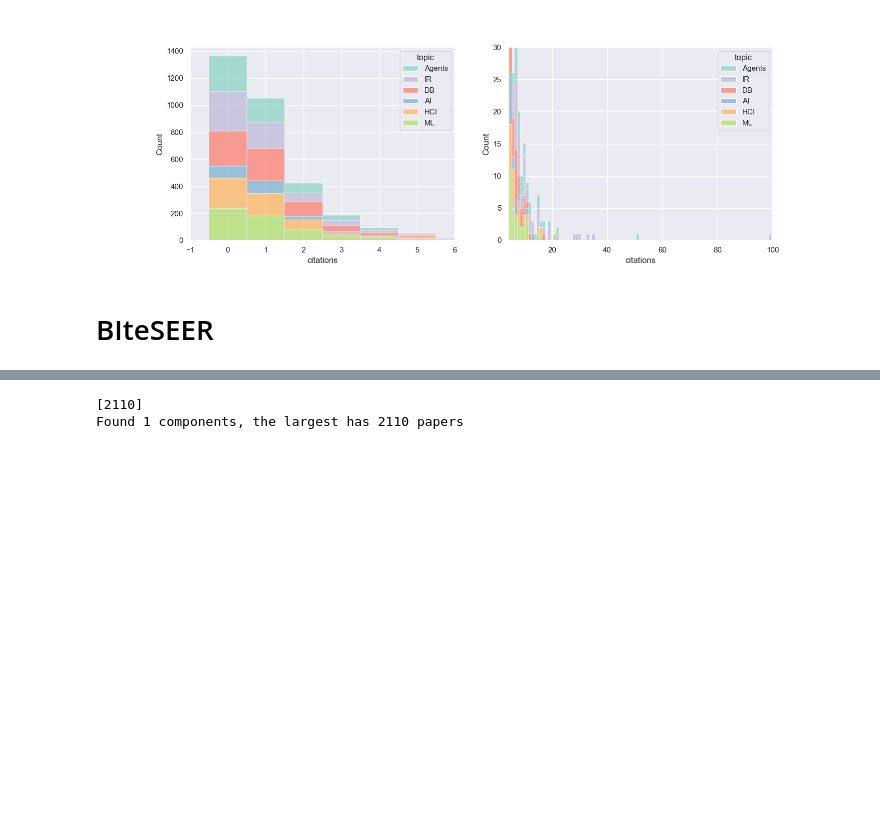
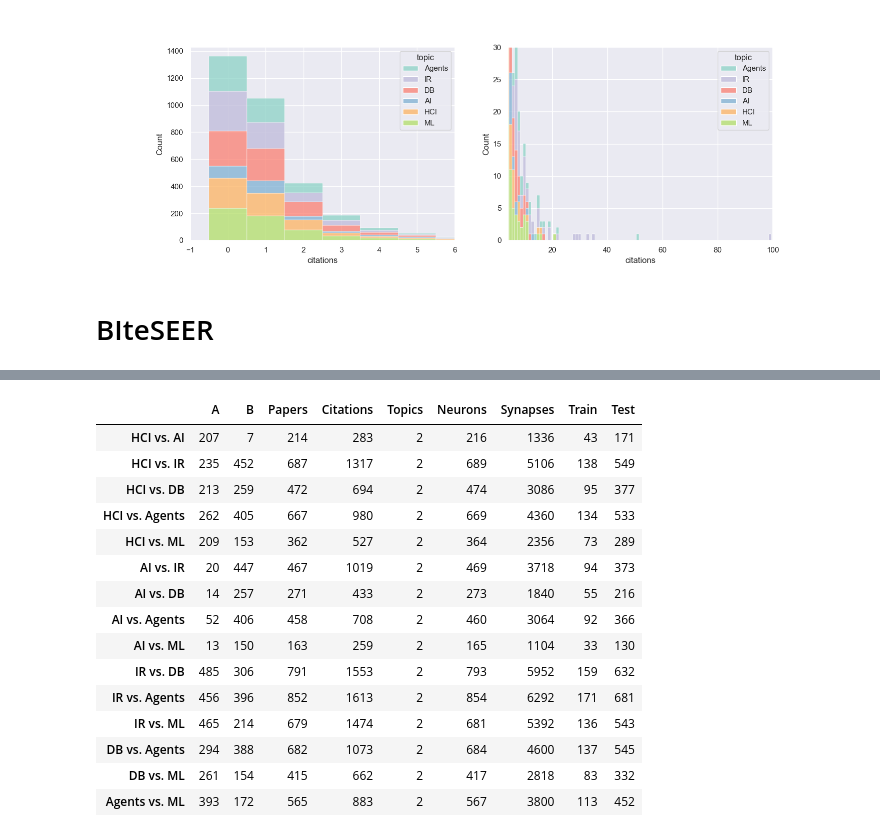
Before and after one commit to prasannadate/sgnn-superneuro, a Jupyter notebook: miniseer_maker.ipynb, the cells around one changed output, grey strips where cells are left out. Cells and saved outputs as stored; diff of their text form; code cells hidden in the pictures; blank space fills up the shorter version.

```diff
--- a/miniseer_maker.ipynb
+++ b/miniseer_maker.ipynb
@@ -10,7 +10,7 @@ from functools import partial
 from dataclasses import dataclass, field
 
 
-WRITEOUT_OKAY = False
+WRITEOUT_OKAY = True
 # %%
 
 def train_test_split_indices(papers, test_size=0.2, rng=None) -> tuple[np.ndarray[int], np.ndarray[int]]:
@@ -518,10 +519,48 @@ pd.concat([categories, stats], axis=1)
-# %%
-miniseer, removed = rebuild(papers, largest)
-components = sorted(components_undirected(miniseer), key=len, reverse=True)
-largest = components[0]
-
-print([len(c) for c in components])
-print(f"Found {len(components)} components, the largest has {len(largest)} papers")
-# %% [output]
-[2110]
-Found 1 components, the largest has 2110 papers
+# %%
+# Create bites using culling method:
+
+bites = {}
+
+for combo in combos:
+    new_idxs = [paper.idx for paper in miniseer.values() if paper.label in combo]
+    bite, _removed = rebuild(copy.deepcopy(miniseer), new_idxs)  # rebuild after removing papers not in combo
+    largest_component = sorted(components_undirected(bite), key=len, reverse=True)[0]
+    bite, _removed = rebuild(bite, largest_component)  # rebuild after removing all but largest component
+    # bite = cull_papers(bite, 88, rng=seed)
+    new_train_idxs, new_test_idxs = train_test_split_indices(bite, test_size=0.8, rng=seed)
+
+    bites[' vs. '.join(combo)] = (bite, new_train_idxs, new_test_idxs)
+
+
+for key, (dataset, train_idxs, test_idxs) in bites.items():
+    name = key.replace(' vs. ', '_')
+    writeout(dataset, f'data/biteseer/{name}', train_idxs, test_idxs, f"seed: {seed}")
+
+
+categories = pd.DataFrame({k: pd.Series(topics_counts(v[0], k)) for k, v in bites.items()}).T
+cols = ['Papers', 'Citations', 'Topics', 'Neurons', 'Synapses', 'Train', 'Test']
+stats = pd.DataFrame(columns=cols)
+for key, (dataset, train_idxs, test_idxs) in bites.items():
+    n_papers, n_citations, n_topics, neurons, synapses, n_train, n_test = how_many(dataset, train_idxs, do_print=False)
+    stats.loc[key] = pd.Series([n_papers, n_citations, n_topics, neurons, synapses, n_train, n_test], index=cols)
+
+pd.concat([categories, stats], axis=1)
+# pd.concat([categories, pd.Series({'C': 999, 'D': 0}, name='ML vs. DB')], axis=1)
+# categories
+# %% [output]
+|  | A | B | Papers | Citations | Topics | Neurons | Synapses | Train | Test |
+| HCI vs. AI | 207 | 7 | 214 | 283 | 2 | 216 | 1336 | 43 | 171 |
+| HCI vs. IR | 235 | 452 | 687 | 1317 | 2 | 689 | 5106 | 138 | 549 |
+| HCI vs. DB | 213 | 259 | 472 | 694 | 2 | 474 | 3086 | 95 | 377 |
+| HCI vs. Agents | 262 | 405 | 667 | 980 | 2 | 669 | 4360 | 134 | 533 |
+| HCI vs. ML | 209 | 153 | 362 | 527 | 2 | 364 | 2356 | 73 | 289 |
+| AI vs. IR | 20 | 447 | 467 | 1019 | 2 | 469 | 3718 | 94 | 373 |
+| AI vs. DB | 14 | 257 | 271 | 433 | 2 | 273 | 1840 | 55 | 216 |
+| AI vs. Agents | 52 | 406 | 458 | 708 | 2 | 460 | 3064 | 92 | 366 |
+| AI vs. ML | 13 | 150 | 163 | 259 | 2 | 165 | 1104 | 33 | 130 |
+| IR vs. DB | 485 | 306 | 791 | 1553 | 2 | 793 | 5952 | 159 | 632 |
+| IR vs. Agents | 456 | 396 | 852 | 1613 | 2 | 854 | 6292 | 171 | 681 |
+| IR vs. ML | 465 | 214 | 679 | 1474 | 2 | 681 | 5392 | 136 | 543 |
+| DB vs. Agents | 294 | 388 | 682 | 1073 | 2 | 684 | 4600 | 137 | 545 |
+| DB vs. ML | 261 | 154 | 415 | 662 | 2 | 417 | 2818 | 83 | 332 |
+| Agents vs. ML | 393 | 172 | 565 | 883 | 2 | 567 | 3800 | 113 | 452 |
```
Also changed, not shown: parts of 5 cells of this notebook, 48 other files.
